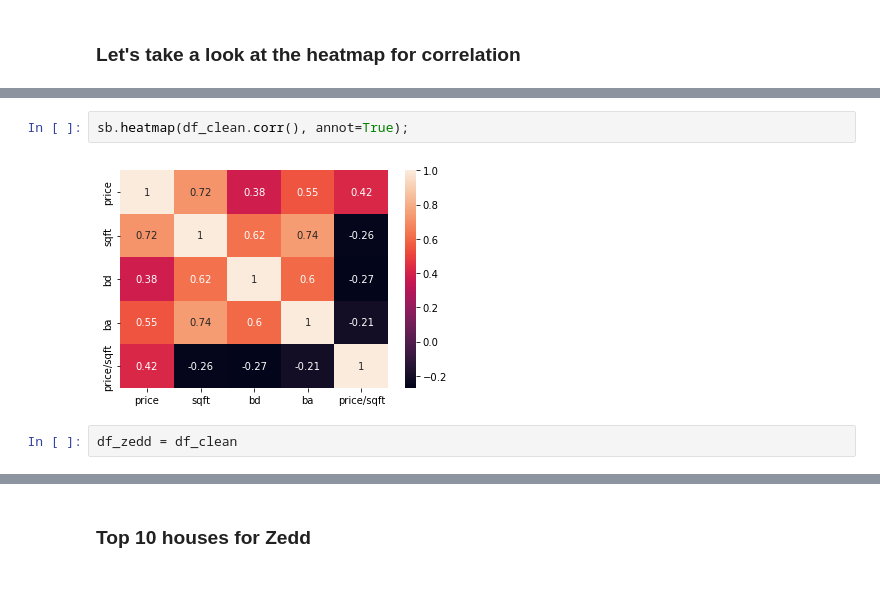
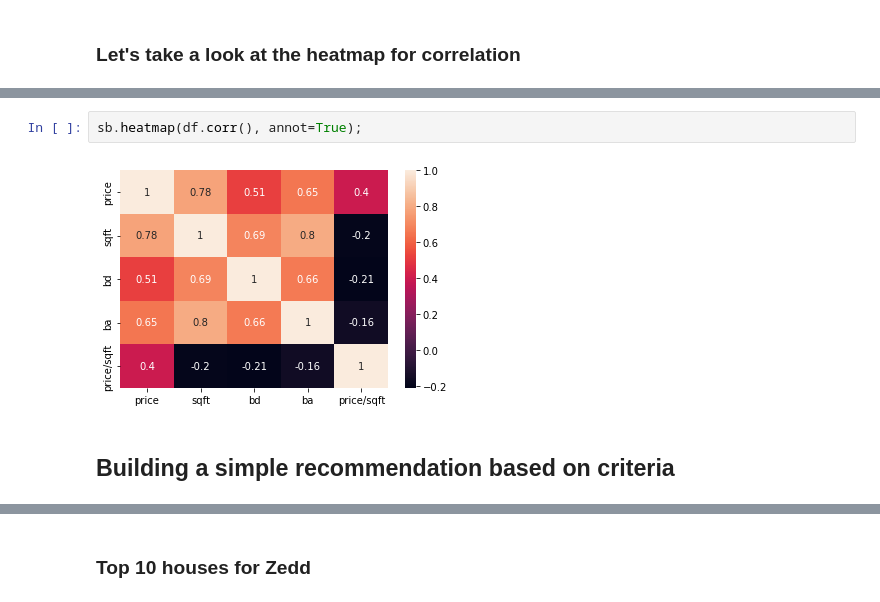
Before and after one commit to PlacidSerene/Housing-Analysis, a Jupyter notebook: House_Prediction.ipynb, the cells around one changed output, grey strips where cells are left out. Saved outputs shown, nothing was run; the diff lists cells and outputs as text.

```diff
--- a/House_Prediction.ipynb
+++ b/House_Prediction.ipynb
@@ -659,6 +642,6 @@ df_clean.corr()
 # %%
-sb.heatmap(df_clean.corr(), annot=True);
+sb.heatmap(df.corr(), annot=True);
 # %% [output]
-[figure, old version]
+[figure, new version]
-# %%
-df_zedd = df_clean
+# %% [markdown]
+## Building a simple recommendation based on criteria
```
Also changed, not shown: parts of 23 cells of this notebook.
